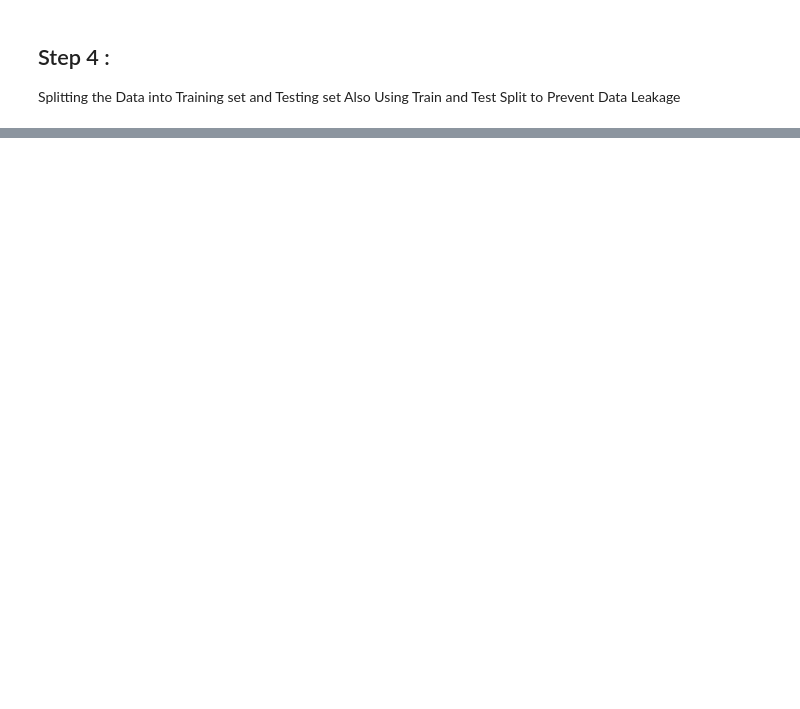
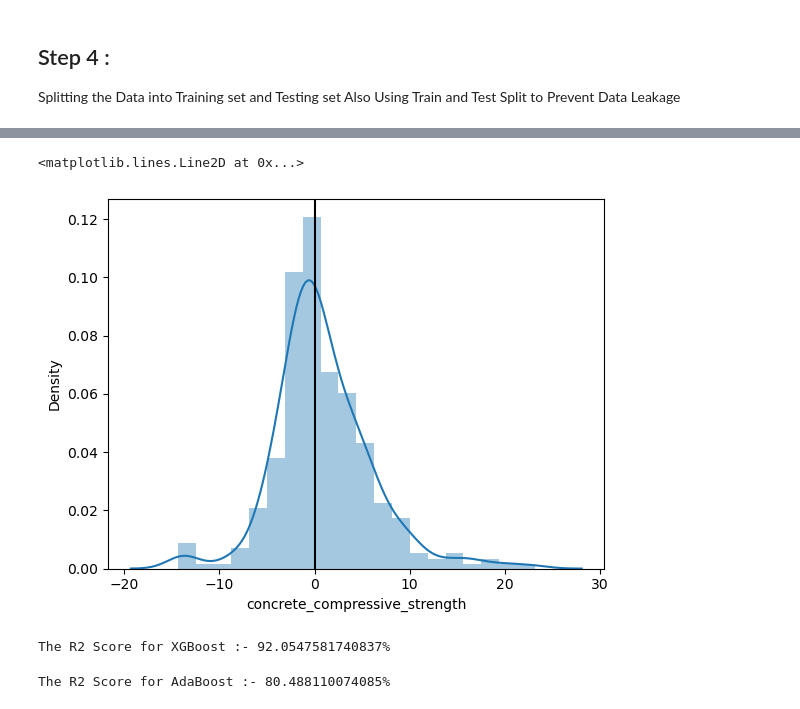
Before and after one commit to Digraskarpratik/CementCompositeStrength_PredicationModel, a Jupyter notebook: model.ipynb, the cells around one changed output, grey strips where cells are left out. Drawn from its saved outputs; the diff is of its cells as text; code cells hidden in the pictures; blank space fills up the shorter version.

Commit message:
Boosting Algorithms Done

```diff
--- a/model.ipynb
+++ b/model.ipynb
@@ -286,0 +305,36 @@ r2_score_LR
+# %%
+# for Random Forest Regressor Model
+sns.distplot(y_test - y_pred_RF, bins = 20)
+plt.axvline(0, color = "k")
+# %% [output]
+<matplotlib.lines.Line2D at 0x...>
+[figure, added]
+# %%
+# Using Boosting Algorithm
+import xgboost as xgb
+
+xgb = xgb.XGBRegressor()
+
+xgb.fit(X_train, y_train)
+
+y_pred_xgb = xgb.predict(X_test)
+
+r2_score_xgb = r2_score(y_test, y_pred_xgb)
+
+print(f'The R2 Score for XGBoost :- {r2_score_xgb * 100}%')
+# %% [output]
+The R2 Score for XGBoost :- 92.0547581740837%
+# %%
+# using adaboost algorithm
+from sklearn.ensemble import AdaBoostRegressor
+
+ADA = AdaBoostRegressor()
+
+ADA.fit(X_train, y_train)
+y_pred_ADA = ADA.predict(X_test)
+
+r2_score_ADA = r2_score(y_test, y_pred_ADA)
+
+print(f'The R2 Score for AdaBoost :- {r2_score_ADA * 100}%')
+# %% [output]
+The R2 Score for AdaBoost :- 80.488110074085%
```
Also changed, not shown: parts of 24 cells of this notebook.
